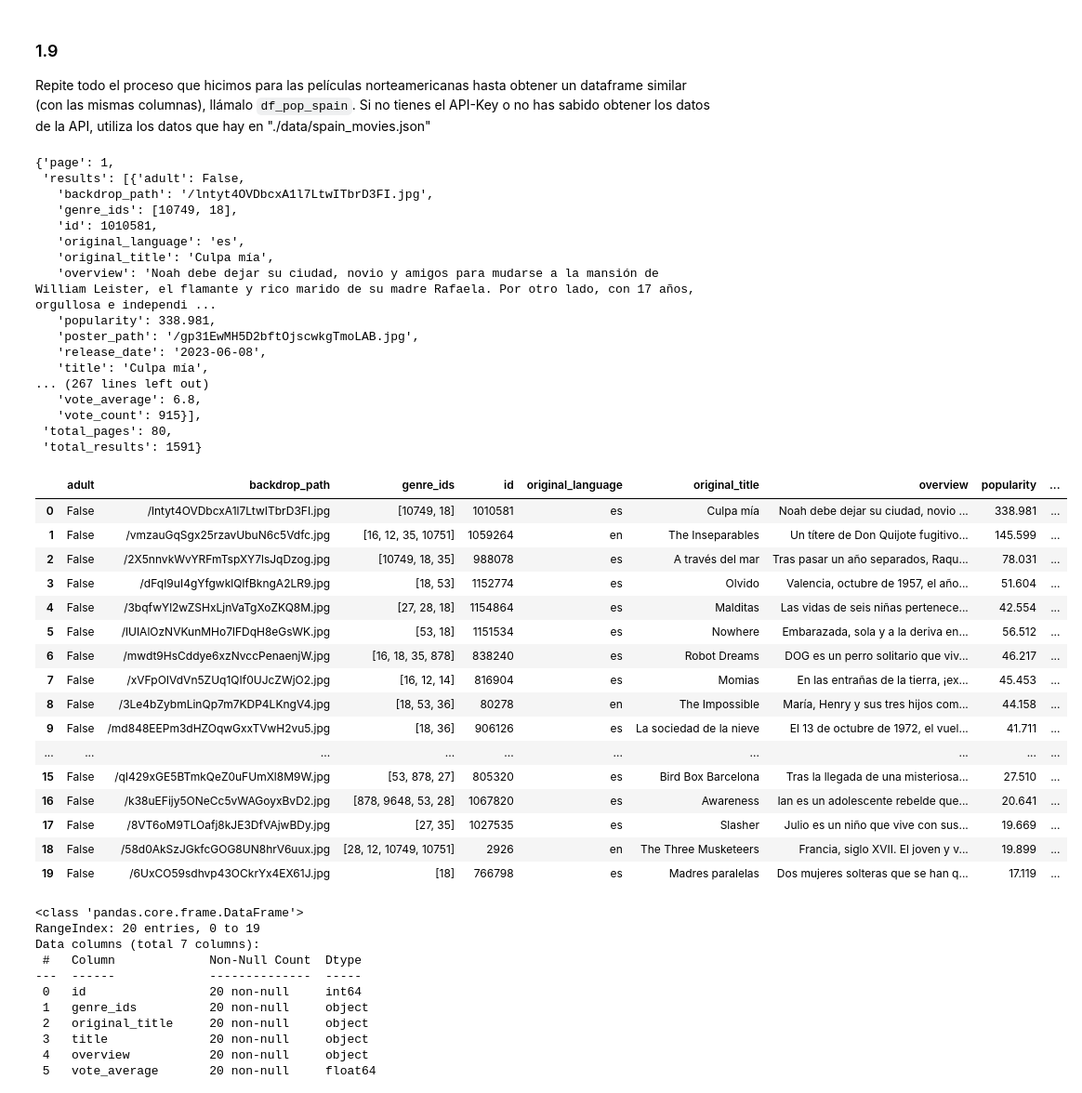
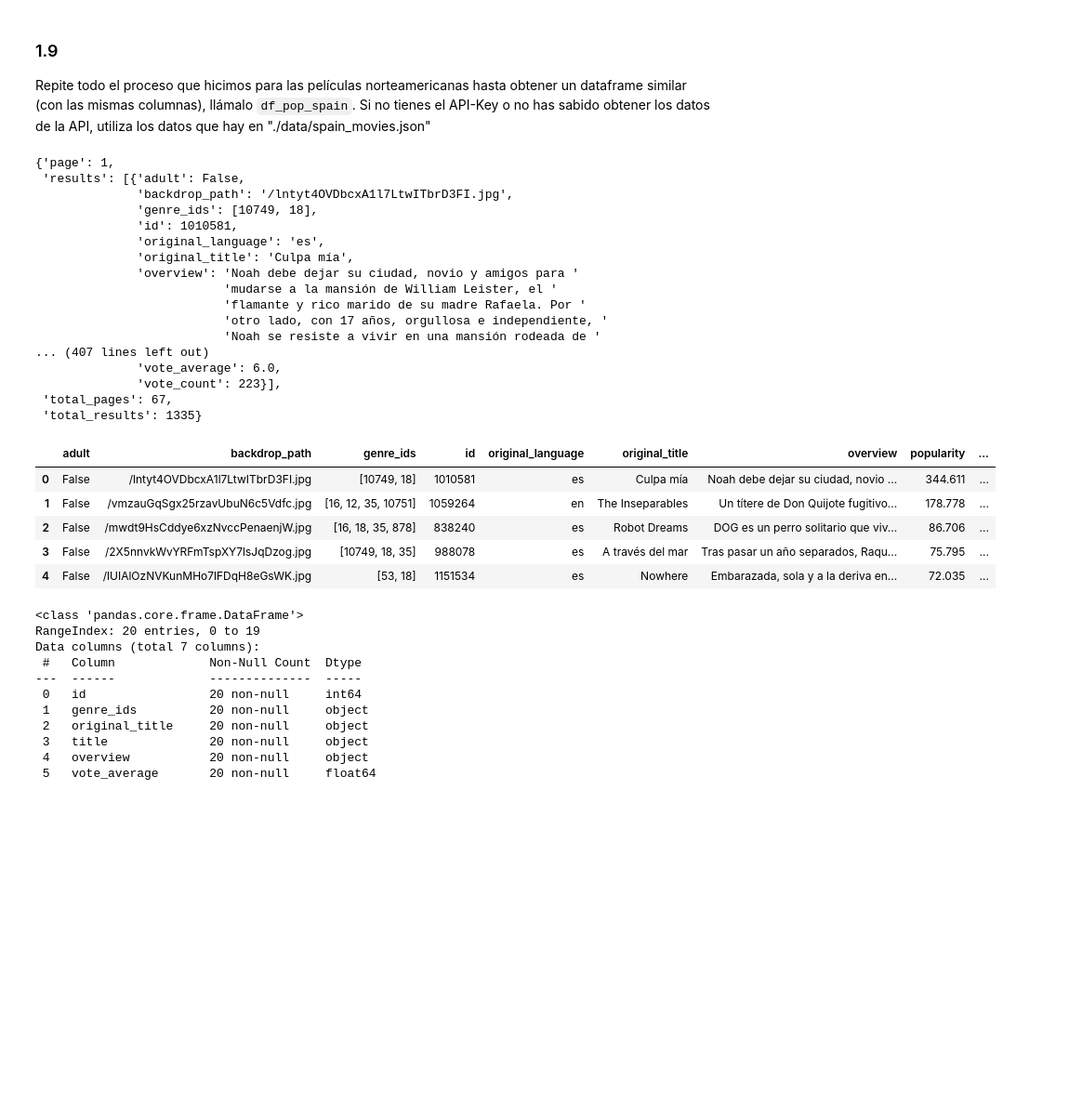
Before and after one commit to CanaryBrianArmas/ONLINE_DS_THEBRIDGE_-Ejercicios-a-corregir, a Jupyter notebook: Sprint_6/Unidad_2/18_Practica_Obligatoria_Scraping_API.ipynb, the cells around one changed output. Shown at 93% size. Drawn from its saved outputs; the diff is of its cells as text; code cells hidden in the pictures; blank space fills up the shorter version.

```diff
--- a/Sprint_6/Unidad_2/18_Practica_Obligatoria_Scraping_API.ipynb
+++ b/Sprint_6/Unidad_2/18_Practica_Obligatoria_Scraping_API.ipynb
@@ -260,8 +293,9 @@ querystring = {
 # USAR EL TOKEN EN EL HEADER
 query_params_ES = {
     "language" : "es-ES",
-    "year" : 2023,
-    "with_origin_country" : "ES"
+    "primary_release_year" : 2023,
+    "with_origin_country" : "ES",
+    "sort_by" : "popularity"
 }
 
 # PARÁMETROS DEL HEADER
@@ -303,46 +339,35 @@ respuesta_Spain.reason
 Repite todo el proceso que hicimos para las películas norteamericanas hasta obtener un dataframe similar (con las mismas columnas), llámalo `df_pop_spain`. Si no tienes el API-Key o no has sabido obtener los datos de la API, utiliza los datos que hay en "./data/spain_movies.json"
 # %%
 datos_Spain = respuesta_Spain.json()
-datos_Spain
+show_dict_alt(datos_Spain)
 # %% [output]
 {'page': 1,
  'results': [{'adult': False,
-   'backdrop_path': '/lntyt4OVDbcxA1l7LtwITbrD3FI.jpg',
-   'genre_ids': [10749, 18],
-   'id': 1010581,
-   'original_language': 'es',
-   'original_title': 'Culpa mía',
-   'overview': 'Noah debe dejar su ciudad, novio y amigos para mudarse a la mansión de William Leister, el flamante y rico marido de su madre Rafaela. Por otro lado, con 17 años, orgullosa e independi ...
-   'popularity': 338.981,
-   'poster_path': '/gp31EwMH5D2bftOjscwkgTmoLAB.jpg',
-   'release_date': '2023-06-08',
-   'title': 'Culpa mía',
-... (267 lines left out)
-   'vote_average': 6.8,
-   'vote_count': 915}],
- 'total_pages': 80,
- 'total_results': 1591}
+              'backdrop_path': '/lntyt4OVDbcxA1l7LtwITbrD3FI.jpg',
+              'genre_ids': [10749, 18],
+              'id': 1010581,
+              'original_language': 'es',
+              'original_title': 'Culpa mía',
+              'overview': 'Noah debe dejar su ciudad, novio y amigos para '
+                          'mudarse a la mansión de William Leister, el '
+                          'flamante y rico marido de su madre Rafaela. Por '
+                          'otro lado, con 17 años, orgullosa e independiente, '
+                          'Noah se resiste a vivir en una mansión rodeada de '
+... (407 lines left out)
+              'vote_average': 6.0,
+              'vote_count': 223}],
+ 'total_pages': 67,
+ 'total_results': 1335}
 # %%
 df_movies_Spain = pd.DataFrame(datos_Spain["results"])
 
-df_movies_Spain
+df_movies_Spain.head()
 # %% [output]
 |  | adult | backdrop_path | genre_ids | id | original_language | original_title | overview | popularity | ... |
-| 0 | False | /lntyt4OVDbcxA1l7LtwITbrD3FI.jpg | [10749, 18] | 1010581 | es | Culpa mía | Noah debe dejar su ciudad, novio ... | 338.981 | ... |
-| 1 | False | /vmzauGqSgx25rzavUbuN6c5Vdfc.jpg | [16, 12, 35, 10751] | 1059264 | en | The Inseparables | Un títere de Don Quijote fugitivo... | 145.599 | ... |
-| 2 | False | /2X5nnvkWvYRFmTspXY7lsJqDzog.jpg | [10749, 18, 35] | 988078 | es | A través del mar | Tras pasar un año separados, Raqu... | 78.031 | ... |
-| 3 | False | /dFqI9uI4gYfgwklQIfBkngA2LR9.jpg | [18, 53] | 1152774 | es | Olvido | Valencia, octubre de 1957, el año... | 51.604 | ... |
-| 4 | False | /3bqfwYl2wZSHxLjnVaTgXoZKQ8M.jpg | [27, 28, 18] | 1154864 | es | Malditas | Las vidas de seis niñas pertenece... | 42.554 | ... |
-| 5 | False | /lUIAlOzNVKunMHo7lFDqH8eGsWK.jpg | [53, 18] | 1151534 | es | Nowhere | Embarazada, sola y a la deriva en... | 56.512 | ... |
-| 6 | False | /mwdt9HsCddye6xzNvccPenaenjW.jpg | [16, 18, 35, 878] | 838240 | es | Robot Dreams | DOG es un perro solitario que viv... | 46.217 | ... |
-| 7 | False | /xVFpOIVdVn5ZUq1QIf0UJcZWjO2.jpg | [16, 12, 14] | 816904 | es | Momias | En las entrañas de la tierra, ¡ex... | 45.453 | ... |
-| 8 | False | /3Le4bZybmLinQp7m7KDP4LKngV4.jpg | [18, 53, 36] | 80278 | en | The Impossible | María, Henry y sus tres hijos com... | 44.158 | ... |
-| 9 | False | /md848EEPm3dHZOqwGxxTVwH2vu5.jpg | [18, 36] | 906126 | es | La sociedad de la nieve | El 13 de octubre de 1972, el vuel... | 41.711 | ... |
-| ... | ... | ... | ... | ... | ... | ... | ... | ... | ... |
-| 15 | False | /qI429xGE5BTmkQeZ0uFUmXl8M9W.jpg | [53, 878, 27] | 805320 | es | Bird Box Barcelona | Tras la llegada de una misteriosa... | 27.510 | ... |
-| 16 | False | /k38uEFijy5ONeCc5vWAGoyxBvD2.jpg | [878, 9648, 53, 28] | 1067820 | es | Awareness | Ian es un adolescente rebelde que... | 20.641 | ... |
-| 17 | False | /8VT6oM9TLOafj8kJE3DfVAjwBDy.jpg | [27, 35] | 1027535 | es | Slasher | Julio es un niño que vive con sus... | 19.669 | ... |
-| 18 | False | /58d0AkSzJGkfcGOG8UN8hrV6uux.jpg | [28, 12, 10749, 10751] | 2926 | en | The Three Musketeers | Francia, siglo XVII. El joven y v... | 19.899 | ... |
-| 19 | False | /6UxCO59sdhvp43OCkrYx4EX61J.jpg | [18] | 766798 | es | Madres paralelas | Dos mujeres solteras que se han q... | 17.119 | ... |
+| 0 | False | /lntyt4OVDbcxA1l7LtwITbrD3FI.jpg | [10749, 18] | 1010581 | es | Culpa mía | Noah debe dejar su ciudad, novio ... | 344.611 | ... |
+| 1 | False | /vmzauGqSgx25rzavUbuN6c5Vdfc.jpg | [16, 12, 35, 10751] | 1059264 | en | The Inseparables | Un títere de Don Quijote fugitivo... | 178.778 | ... |
+| 2 | False | /mwdt9HsCddye6xzNvccPenaenjW.jpg | [16, 18, 35, 878] | 838240 | es | Robot Dreams | DOG es un perro solitario que viv... | 86.706 | ... |
+| 3 | False | /2X5nnvkWvYRFmTspXY7lsJqDzog.jpg | [10749, 18, 35] | 988078 | es | A través del mar | Tras pasar un año separados, Raqu... | 75.795 | ... |
+| 4 | False | /lUIAlOzNVKunMHo7lFDqH8eGsWK.jpg | [53, 18] | 1151534 | es | Nowhere | Embarazada, sola y a la deriva en... | 72.035 | ... |
 # %%
 df_pop_Spain = df_movies_Spain[["id", "genre_ids", "original_title", "title",
```
Also changed, not shown: parts of 31 cells of this notebook.
